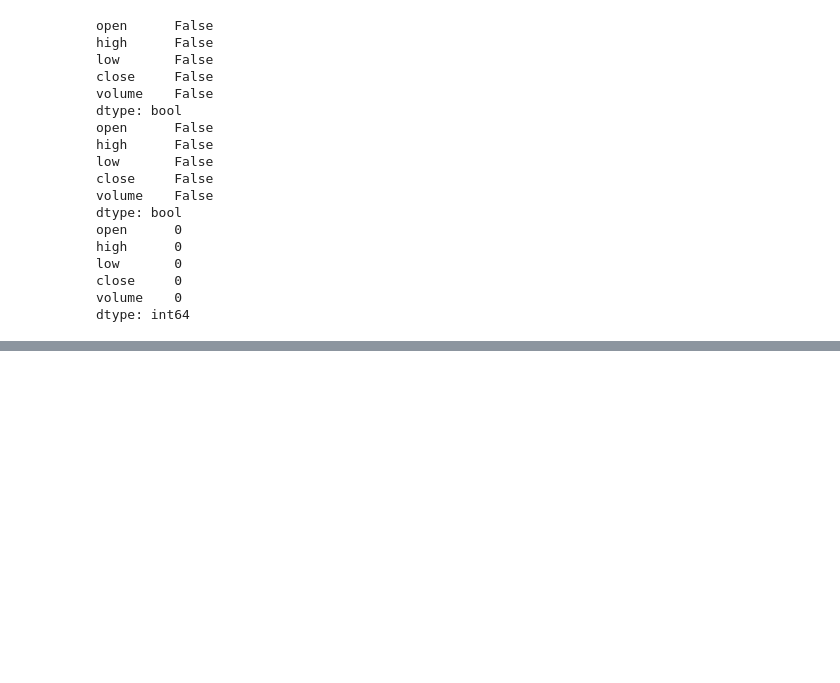
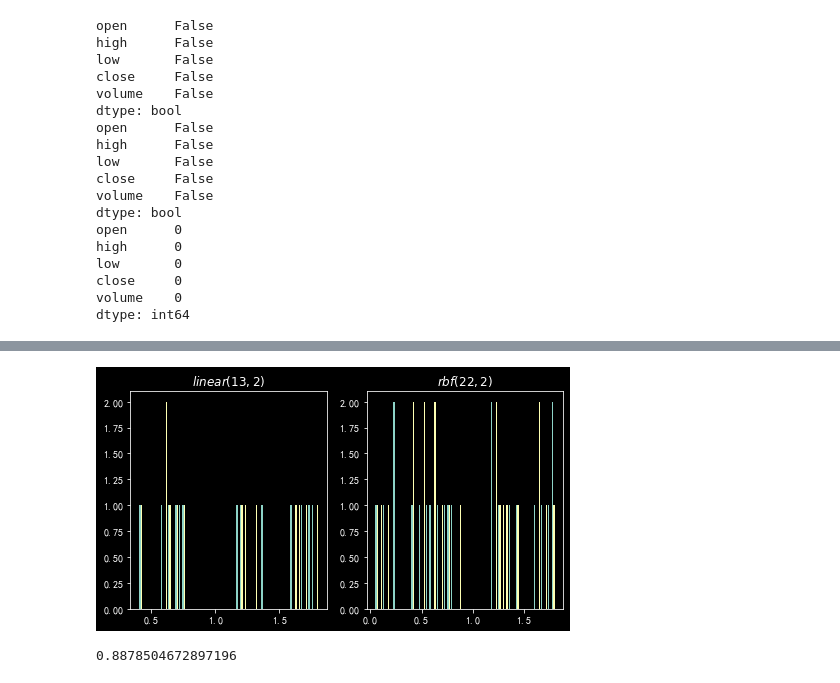
Before and after one commit to vcfriend/python-demo, a Jupyter notebook: myQuant/strategy/04_svm_svc.ipynb, the cells around one changed output, grey strips where cells are left out. Saved outputs shown, nothing was run; the diff lists cells and outputs as text; code cells hidden in the pictures; blank space fills up the shorter version.

```diff
--- a/myQuant/strategy/04_svm_svc.ipynb
+++ b/myQuant/strategy/04_svm_svc.ipynb
@@ -130,7 +164,12 @@ print(Y.shape,Y.ndim)
 #将数据划分为训练集和验证集
 from sklearn.model_selection import train_test_split
 
-x_train, x_test, y_train, y_test = train_test_split(X, Y, random_state=1)
+x_train_stand, x_test_stand, y_train, y_test = train_test_split(
+    X, Y.reshape(-1, 1),
+    random_state=1,  #如果为整形数字,则数据随机打乱顺序固定, 如果为random_state=None,则每次数据打乱顺序都不一样
+    test_size=0.50,  #测试集50%样本数量
+    shuffle=True,  #default=True 切分前是否对数据进行打乱。
+)
 # %%
 ## 混淆测试集目标类别的 指定概率50%的错误
 # err = y_train
@@ -154,6 +185,9 @@ from sklearn.preprocessing import StandardScaler
 standardScaler = StandardScaler()
 
 # 训练集 计算平均值和标准偏差
-x_train_stand = standardScaler.fit_transform(x_train)
+x_train_stand = standardScaler.fit_transform(x_train_stand)
 # 以训练集的平均值和标准偏差来缩放测试集
-x_test_stand = standardScaler.transform(x_test)
+x_test_stand = standardScaler.transform(x_test_stand)
+
+y_train_stand = y_train
+y_test_stand = y_test
@@ -198,0 +242,57 @@ ix=2, svcs=SVC(C=10, coef0=1, gamma='auto', kernel='poly', probability=True)
+# %%
+plt.figure(figsize=(12, 4))
+xx = np.vstack((x_train_stand[:, ], x_test_stand[:, ]))
+yy = np.vstack((y_train.reshape(-1, 1), y_test.reshape(-1, 1)))
+x_min, x_max = xx.min() - 0.5, xx.max() + 0.5
+y_min, y_max = yy.min() - 0.5, yy.max() + 0.5
+
+kernel = [linear, rbf, poly]
+kernel_label = ["linear", "rbf", "poly"]
+for ix, svc in enumerate(kernel[:-1]):
+    fit = svc.fit(x_train_stand, y_train.ravel())
+    # 获取预测值
+    y_test_pred = fit.predict(x_test_stand)
+    # 获取这个估计器的参数
+    svr_params = svc.get_params()
+    print(ix,
+          svc.kernel,
+          'svcs:', kernel[ix])
+
+    support_vectors_ = fit.support_vectors_
+    sv = support_vectors_.shape  #支持向量
+    sv_mean = standardScaler.inverse_transform(np.mean((support_vectors_), axis=0).reshape(1, -1))  #svm平均值
+    support_vectors_d = standardScaler.inverse_transform(support_vectors_)
+    support_vectors_d = np.hstack((np.amax(abs(support_vectors_d), axis=1).reshape(-1, 1),
+                                   np.amin(abs(support_vectors_d), axis=1).reshape(-1, 1)))  #由每一行中最大和最小值的sv构成的新的sv数组
+
+    sv = support_vectors_d.shape  #支持向量
+    sv_sum = (sv[0] * sv[1])  #所有支持向量的数量
+    print('sv:', sv,  #支持向量维度
+          'sv_sum: %s' % (sv_sum),  #支持向量个数
+          'sv_mean:', sv_mean,  #sv平均值
+          )
+
+    support_vectors_d_max, support_vectors_d_min = abs(support_vectors_d).max(), abs(
+        support_vectors_d).min()  #svm间隔最大值和最小值
+
+    print('sv统计 mean:', np.mean(abs(support_vectors_d)).round(2),  #平均值
+          'std:', np.std(support_vectors_d).round(2),  #标准差
+          'max:', support_vectors_d_max.round(2),
+          'min:', support_vectors_d_min.round(2),
+          'sum:', abs(support_vectors_d).sum().round(2),
+          )
+
+    # https://blog.csdn.net/gracejpw/article/details/101546293
+    # 返回预测的决定系数R^2
+    # R^2越接近于1，模型的拟合优度越高。
+    print(f'训练集评分: %s ' % (fit.score(x_train_stand, y_train)))
+    print(f'测试集评分: %s ' % (fit.score(x_test_stand, y_test)))
+    print()
+    plt.subplot(1, 3, ix + 1)
+    interval = abs(support_vectors_)
+    plt.hist(interval, bins=50)
+    plt.title(r'$%s %s$' % (fit.kernel, fit.support_vectors_.shape))
+
+plt.show()
+# plt.savefig(r'./file/02_svm_svr.png', dpi=200)
+# %% [output]
@@ -199,4 +310,12 @@ ix=2, svcs=SVC(C=10, coef0=1, gamma='auto', kernel='poly', probability=True)
+[figure, added]
 # %%
 # 将标准化后数据，还原成样本数据
 x_train_inverse = standardScaler.inverse_transform(x_train_stand)
 x_test_inverse = standardScaler.inverse_transform(x_test_stand)
+
+from sklearn.metrics import accuracy_score
+
+# 预测精度得分 normalize=False 返回正确分类样本数
+accuracy_score(y_test, y_test_pred, normalize=True)
+# %% [output]
+0.8878504672897196
```
Also changed, not shown: parts of 19 cells of this notebook, 13 other files.
